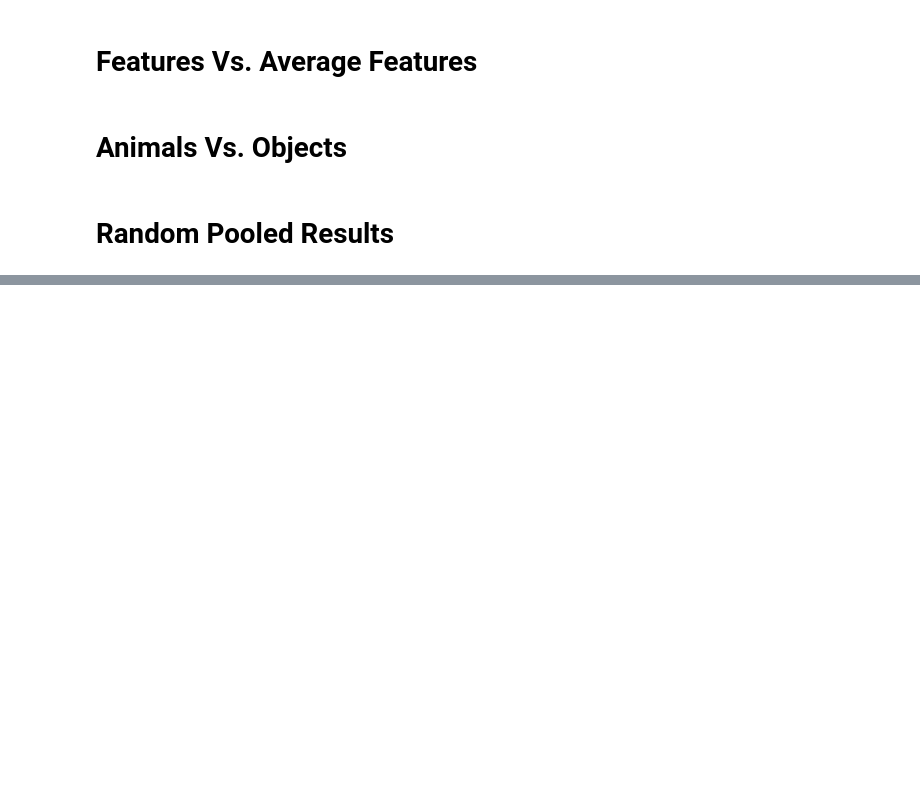
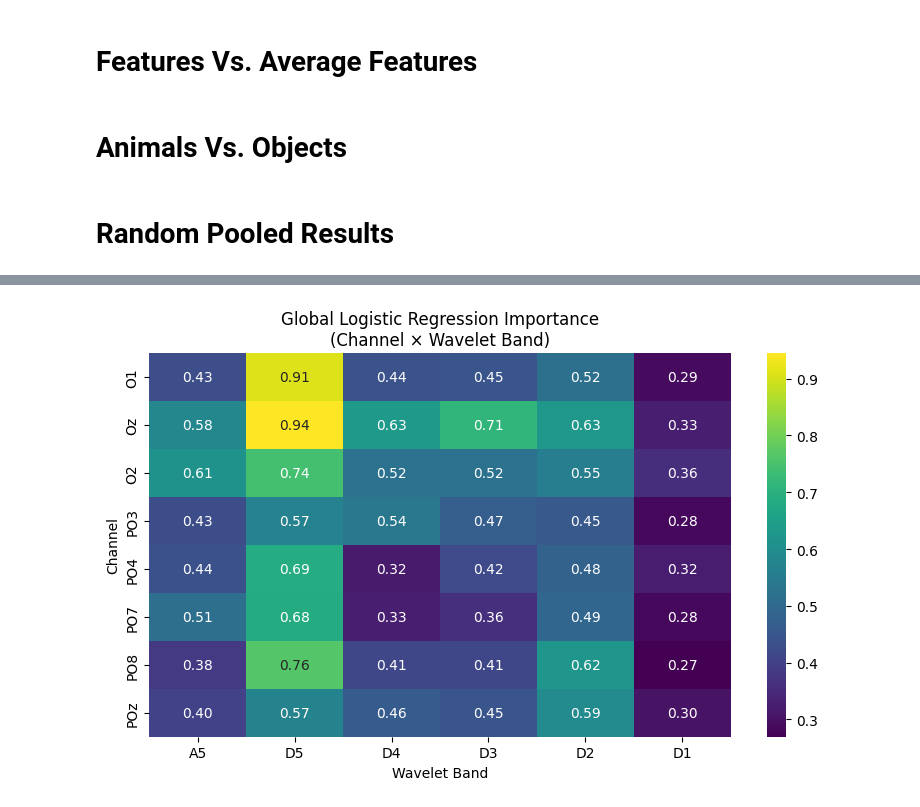
Before and after one commit to Dennis-T-cloud/EEG-Biometrics-Neural-Identity, a Jupyter notebook: 05_ml.ipynb, the cells around one changed output, grey strips where cells are left out. Cells and saved outputs as stored; diff of their text form; code cells hidden in the pictures; blank space fills up the shorter version.

```diff
--- a/05_ml.ipynb
+++ b/05_ml.ipynb
@@ -8,7 +8,7 @@ import numpy as np
 # %% [markdown]
 We have 20000 samples from 10 subjects(each has 2000 samples) and 240 features. We split them into 80%(16,000) and 20%(4,000) train and test data.
 # %%
-data=np.load('all_subjects_wavelet_features_db4_L5.npz',allow_pickle=True)
+data=np.load('wavelet_outputs/all_subjects_wavelet_features_db4_L5.npz',allow_pickle=True)
 X=data['X_features']
 y=data['y_labels']
 print(X.shape)
@@ -207,0 +247,11 @@ Average accuracy is 0.8075000000000001
+# %%
+layout = data['layout']
+
+for cls in range(clf.coef_.shape[0]):
+    w = clf.coef_[cls]
+    top_idx = np.argsort(np.abs(w))[-10:][::-1]
+
+    print(f"\nTop features for subject {cls}:")
+    for idx in top_idx:
+        ch, band, feat, col = layout[idx]
+        print(f"  weight={w[idx]: .4f} | col={col} | {ch}-{band}-{feat}")
@@ -207,0 +469,19 @@ Average accuracy is 0.8075000000000001
+# %%
+# Aggregate over feature type to get channel x band importance
+band_heatmap_df = (
+    imp_df.groupby(["channel", "band"])["importance"]
+    .mean()
+    .reset_index()
+)
+
+# Keep channels/bands in a sensible order
+channel_order = list(data["ch_names"])
+band_order = list(data["band_names"])
+
+heatmap_mat = band_heatmap_df.pivot(
+    index="channel",
+    columns="band",
+    values="importance"
+).reindex(index=channel_order, columns=band_order)
+
+print(heatmap_mat)
@@ -207,0 +499,15 @@ Average accuracy is 0.8075000000000001
+# %%
+plt.figure(figsize=(8, 5))
+sns.heatmap(
+    heatmap_mat,
+    annot=True,
+    fmt=".2f",
+    cmap="viridis"
+)
+plt.title("Global Logistic Regression Importance\n(Channel × Wavelet Band)")
+plt.xlabel("Wavelet Band")
+plt.ylabel("Channel")
+plt.tight_layout()
+plt.show()
+# %% [output]
+[figure, added]
```
Also changed, not shown: parts of 21 cells of this notebook, 1 other file.
